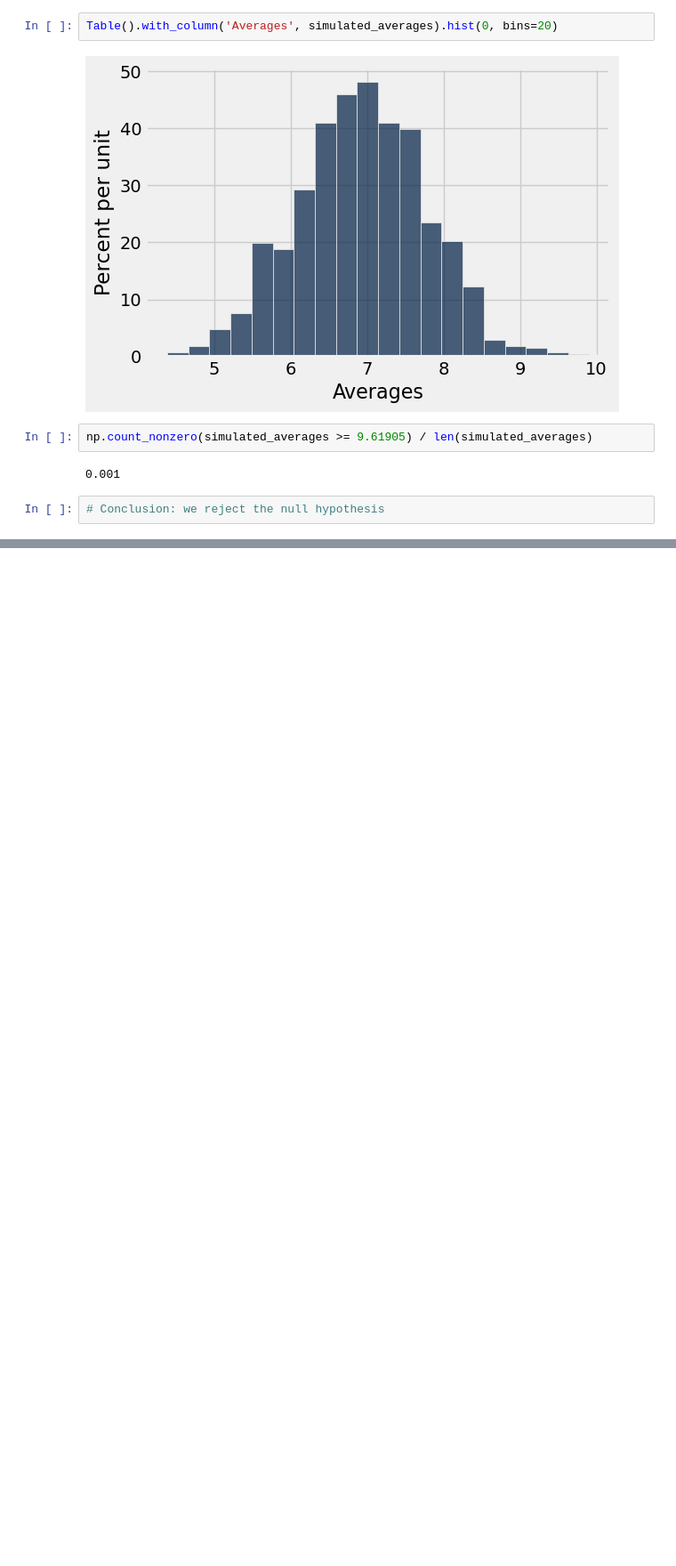
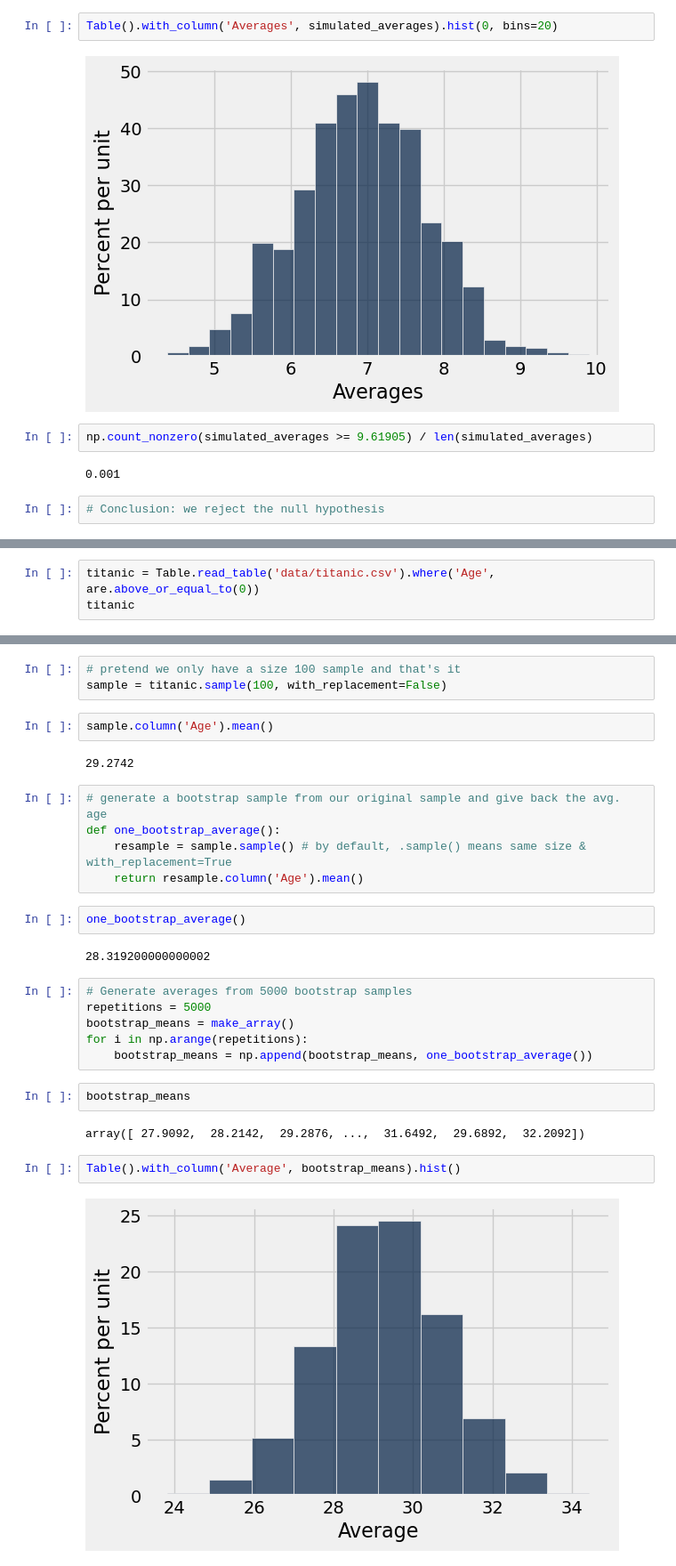
Before and after one commit to lawtonsclass/s26-code-from-class, a Jupyter notebook: data8/final-review.ipynb, the cells around one changed output, grey strips where cells are left out. Shown at 89% size. Drawn from its saved outputs; the diff is of its cells as text; blank space fills up the shorter version.

```diff
--- a/data8/final-review.ipynb
+++ b/data8/final-review.ipynb
@@ -435,0 +440,3 @@ np.count_nonzero(simulated_averages >= 9.61905) / len(simulated_averages)
+# %%
+titanic = Table.read_table('data/titanic.csv').where('Age', are.above_or_equal_to(0))
+titanic
@@ -435,0 +456,30 @@ np.count_nonzero(simulated_averages >= 9.61905) / len(simulated_averages)
+# %%
+# pretend we only have a size 100 sample and that's it
+sample = titanic.sample(100, with_replacement=False)
+# %%
+sample.column('Age').mean()
+# %% [output]
+29.2742
+# %%
+# generate a bootstrap sample from our original sample and give back the avg. age
+def one_bootstrap_average():
+    resample = sample.sample() # by default, .sample() means same size & with_replacement=True
+    return resample.column('Age').mean()
+# %%
+one_bootstrap_average()
+# %% [output]
+28.319200000000002
+# %%
+# Generate averages from 5000 bootstrap samples
+repetitions = 5000
+bootstrap_means = make_array()
+for i in np.arange(repetitions):
+    bootstrap_means = np.append(bootstrap_means, one_bootstrap_average())
+# %%
+bootstrap_means
+# %% [output]
+array([ 27.9092,  28.2142,  29.2876, ...,  31.6492,  29.6892,  32.2092])
+# %%
+Table().with_column('Average', bootstrap_means).hist()
+# %% [output]
+[figure, added]
```
Also changed, not shown: parts of 35 cells of this notebook, 13 other files.
